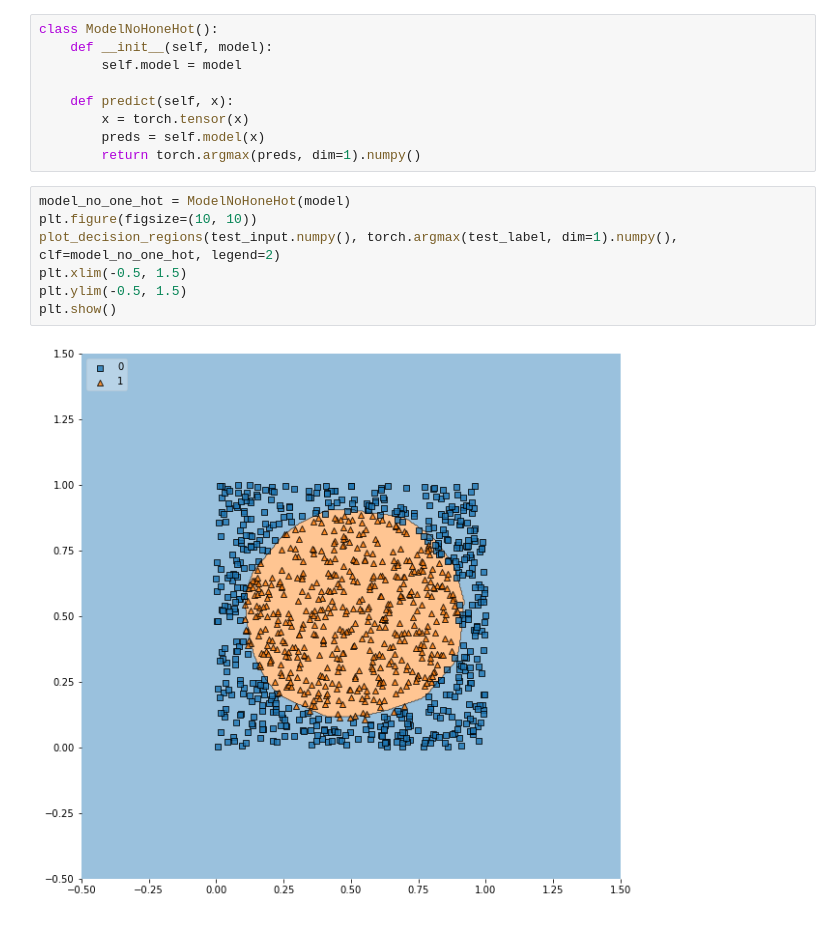
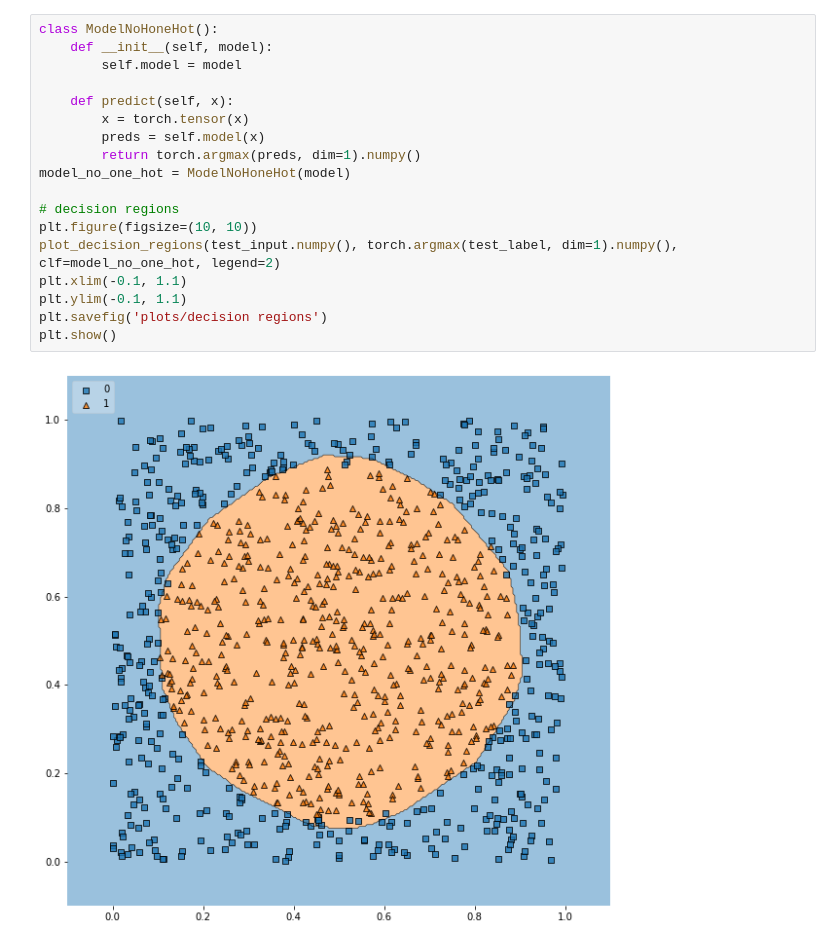
Before and after one commit to riccardocadei/deeplearning-framework, a Jupyter notebook: main.ipynb, the cells around one changed output. Saved outputs shown, nothing was run; the diff lists cells and outputs as text.

```diff
--- a/main.ipynb
+++ b/main.ipynb
@@ -55,18 +66,20 @@ Test Error: 3.9%
 # %%
 class ModelNoHoneHot():
     def __init__(self, model):
         self.model = model
 
     def predict(self, x):
         x = torch.tensor(x)
         preds = self.model(x)
         return torch.argmax(preds, dim=1).numpy()
+model_no_one_hot = ModelNoHoneHot(model)
+
+# decision regions
+plt.figure(figsize=(10, 10))
+plot_decision_regions(test_input.numpy(), torch.argmax(test_label, dim=1).numpy(), clf=model_no_one_hot, legend=2)
+plt.xlim(-0.1, 1.1)
+plt.ylim(-0.1, 1.1)
+plt.savefig('plots/decision regions')
+plt.show()
+# %% [output]
+[figure, added]
-# %%
-model_no_one_hot = ModelNoHoneHot(model)
-plt.figure(figsize=(10, 10))
-plot_decision_regions(test_input.numpy(), torch.argmax(test_label, dim=1).numpy(), clf=model_no_one_hot, legend=2)
-plt.xlim(-0.5, 1.5)
-plt.ylim(-0.5, 1.5)
-plt.show()
-# %% [output]
-[figure, removed]
```
Also changed, not shown: parts of 6 cells of this notebook, 10 other files.
